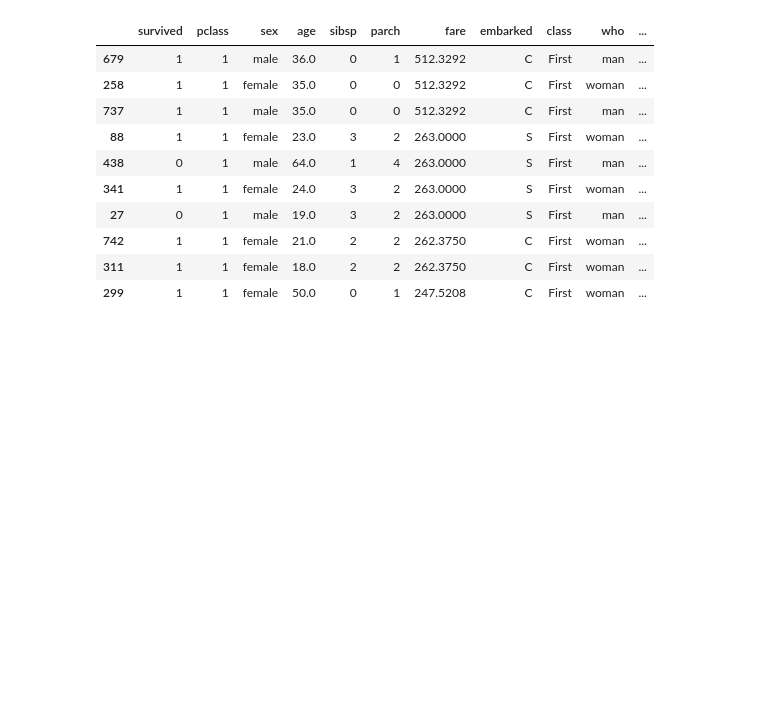
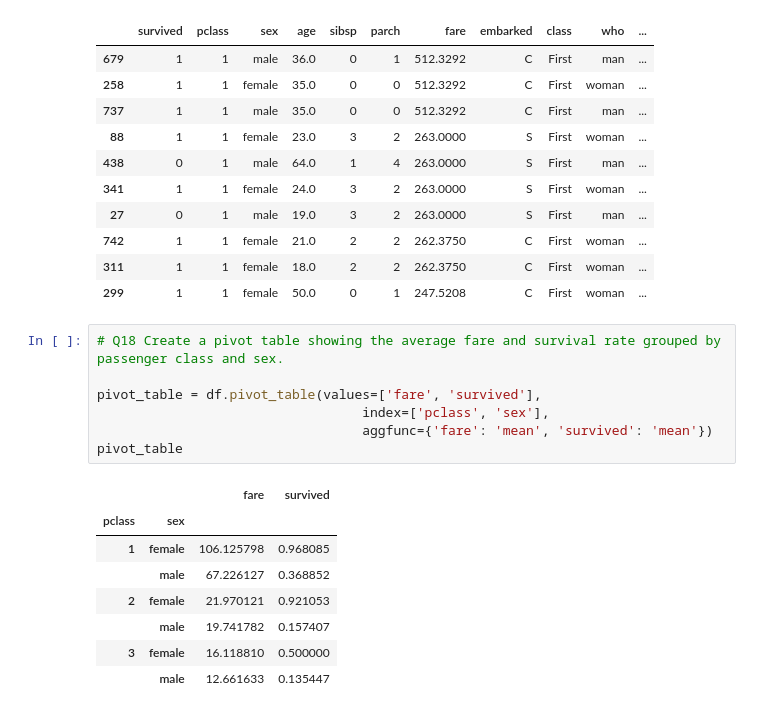
Before and after one commit to Vaishnavi-Gajinkar/Codingwise, a Jupyter notebook: projectsNcasestudies/titanicCS.ipynb, the cells around one changed output. Drawn from its saved outputs; the diff is of its cells as text; blank space fills up the shorter version.

```diff
--- a/projectsNcasestudies/titanicCS.ipynb
+++ b/projectsNcasestudies/titanicCS.ipynb
@@ -533,3 +533,19 @@ df.sort_values(by='fare',ascending=False).head(10)
 | 742 | 1 | 1 | female | 21.0 | 2 | 2 | 262.3750 | C | First | woman | ... |
 | 311 | 1 | 1 | female | 18.0 | 2 | 2 | 262.3750 | C | First | woman | ... |
 | 299 | 1 | 1 | female | 50.0 | 0 | 1 | 247.5208 | C | First | woman | ... |
+# %%
+# Q18 Create a pivot table showing the average fare and survival rate grouped by passenger class and sex.
+
+pivot_table = df.pivot_table(values=['fare', 'survived'],
+                                  index=['pclass', 'sex'],
+                                  aggfunc={'fare': 'mean', 'survived': 'mean'})
+pivot_table
+# %% [output]
+|  |  | fare | survived |
+| pclass | sex |  |  |
+| 1 | female | 106.125798 | 0.968085 |
+|  | male | 67.226127 | 0.368852 |
+| 2 | female | 21.970121 | 0.921053 |
+|  | male | 19.741782 | 0.157407 |
+| 3 | female | 16.118810 | 0.500000 |
+|  | male | 12.661633 | 0.135447 |
```
Also changed, not shown: parts of 5 cells of this notebook.
